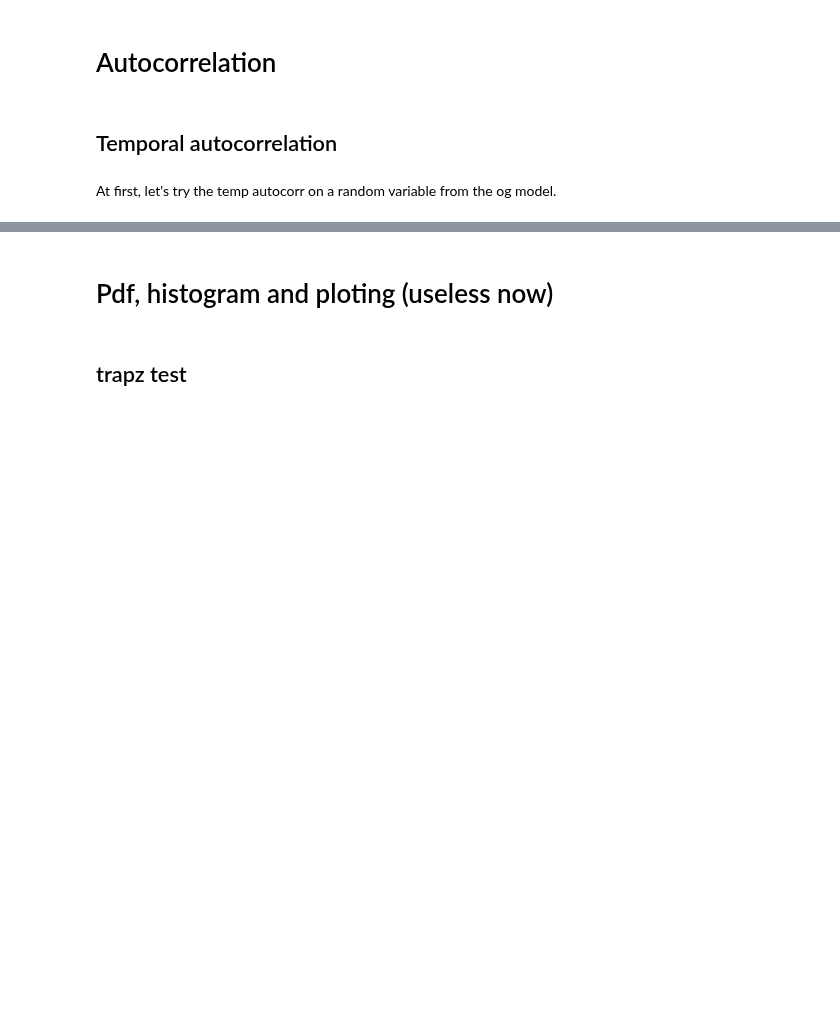
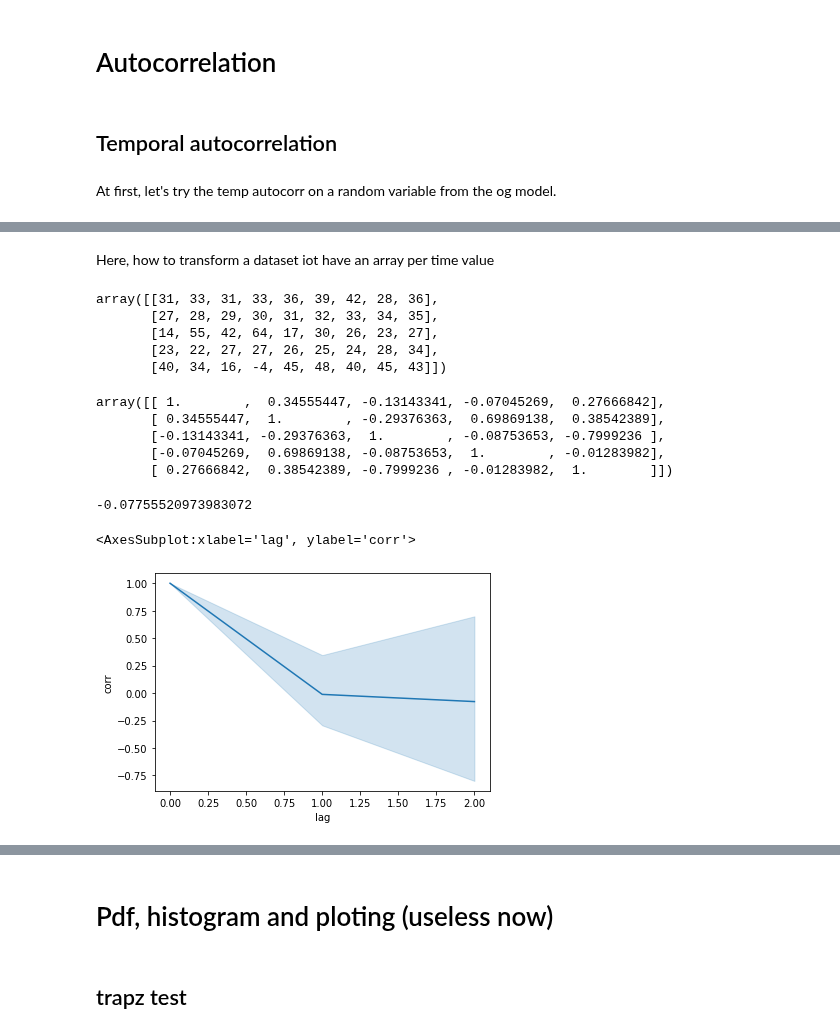
Before and after one commit to LeoMicollet/Downscaling_CM, a Jupyter notebook: dev/Metrics.ipynb, the cells around one changed output, grey strips where cells are left out. Saved outputs shown, nothing was run; the diff lists cells and outputs as text; code cells hidden in the pictures; blank space fills up the shorter version.

```diff
--- a/dev/Metrics.ipynb
+++ b/dev/Metrics.ipynb
@@ -314,0 +344,41 @@ np.corrcoef(x[])
+# %% [markdown]
+Here, how to transform a dataset iot have an array per time value
+# %%
+new = np.array([test.T_2M.values[i].flatten() for i in range(len(test.T_2M))])
+new
+# %% [output]
+array([[31, 33, 31, 33, 36, 39, 42, 28, 36],
+       [27, 28, 29, 30, 31, 32, 33, 34, 35],
+       [14, 55, 42, 64, 17, 30, 26, 23, 27],
+       [23, 22, 27, 27, 26, 25, 24, 28, 34],
+       [40, 34, 16, -4, 45, 48, 40, 45, 43]])
+# %%
+correl = np.corrcoef(new); correl
+# %% [output]
+array([[ 1.        ,  0.34555447, -0.13143341, -0.07045269,  0.27666842],
+       [ 0.34555447,  1.        , -0.29376363,  0.69869138,  0.38542389],
+       [-0.13143341, -0.29376363,  1.        , -0.08753653, -0.7999236 ],
+       [-0.07045269,  0.69869138, -0.08753653,  1.        , -0.01283982],
+       [ 0.27666842,  0.38542389, -0.7999236 , -0.01283982,  1.        ]])
+# %%
+lag = 2
+test = []
+mat= []
+for i in range(lag+1) :
+    for j in range(len(new)-lag):
+        test.append(correl[j+i,j])
+        mat.append(i)
+np.sum(test[6:9])/3
+# %% [output]
+-0.07755520973983072
+# %%
+data = {'lag':  mat,
+        'corr': test
+        }
+
+df = pd.DataFrame(data)
+# %%
+sns.lineplot(data=df, x="lag", y="corr")
+# %% [output]
+<AxesSubplot:xlabel='lag', ylabel='corr'>
+[figure, added]
```
Also changed, not shown: parts of 15 cells of this notebook, 1 other file.
